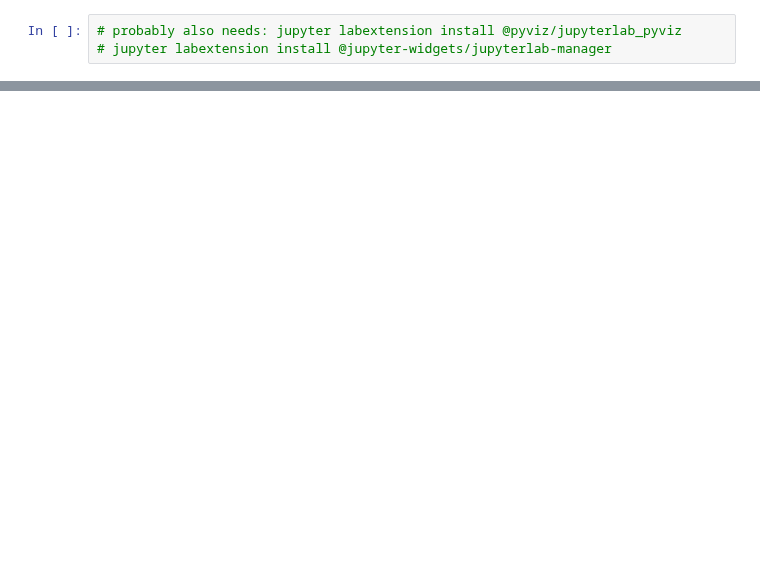
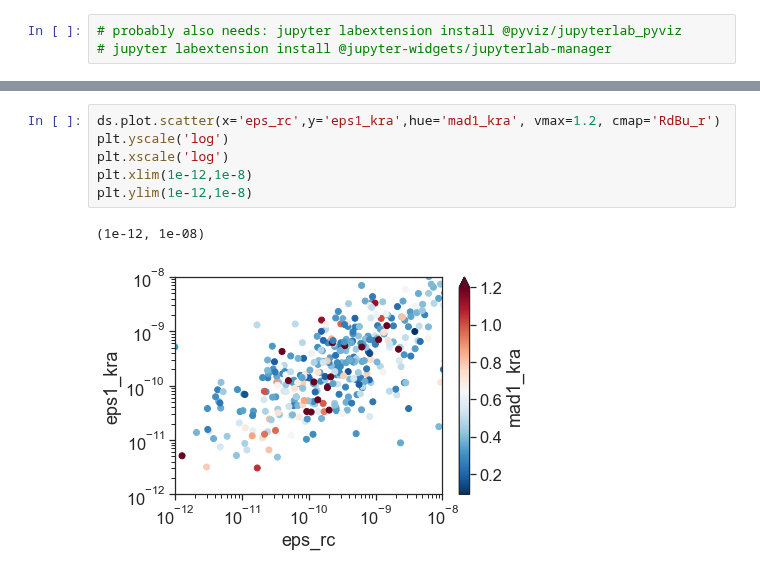
Before and after one commit to sessink/epsilon_from_emapex, a Jupyter notebook: notebooks/epsilon_calculation.ipynb, the cells around one changed output, grey strips where cells are left out. Drawn from its saved outputs; the diff is of its cells as text; blank space fills up the shorter version.

```diff
--- a/notebooks/epsilon_calculation.ipynb
+++ b/notebooks/epsilon_calculation.ipynb
@@ -456 +406,10 @@ rc = all_profiles.hvplot(x='k_rpm',y='batch_rc',label='RC',**arguments)
+# %%
+ds.plot.scatter(x='eps_rc',y='eps1_kra',hue='mad1_kra', vmax=1.2, cmap='RdBu_r')
+plt.yscale('log')
+plt.xscale('log')
+plt.xlim(1e-12,1e-8)
+plt.ylim(1e-12,1e-8)
+# %% [output]
+(1e-12, 1e-08)
+[figure, added]
 # %%
```
Also changed, not shown: parts of 23 cells of this notebook, 2 other files.
